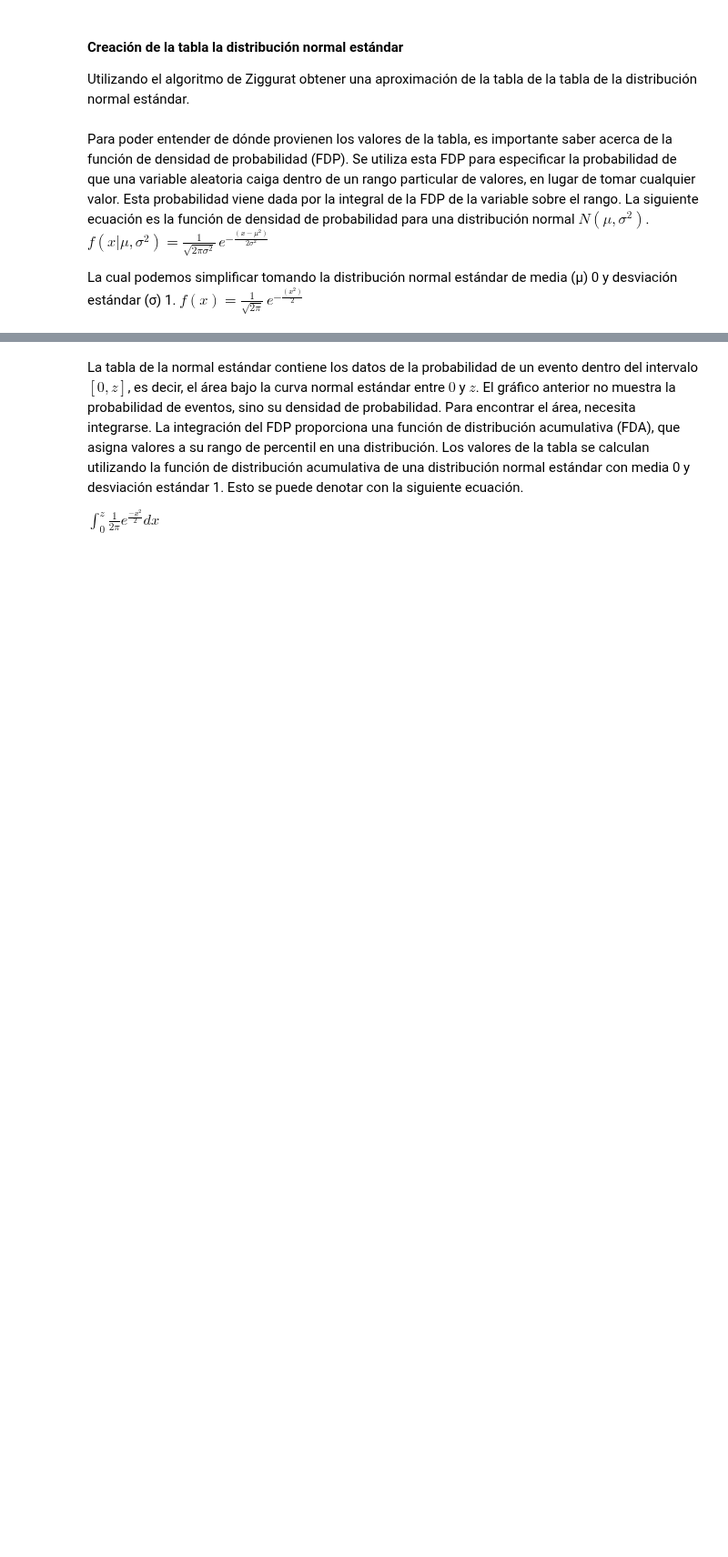
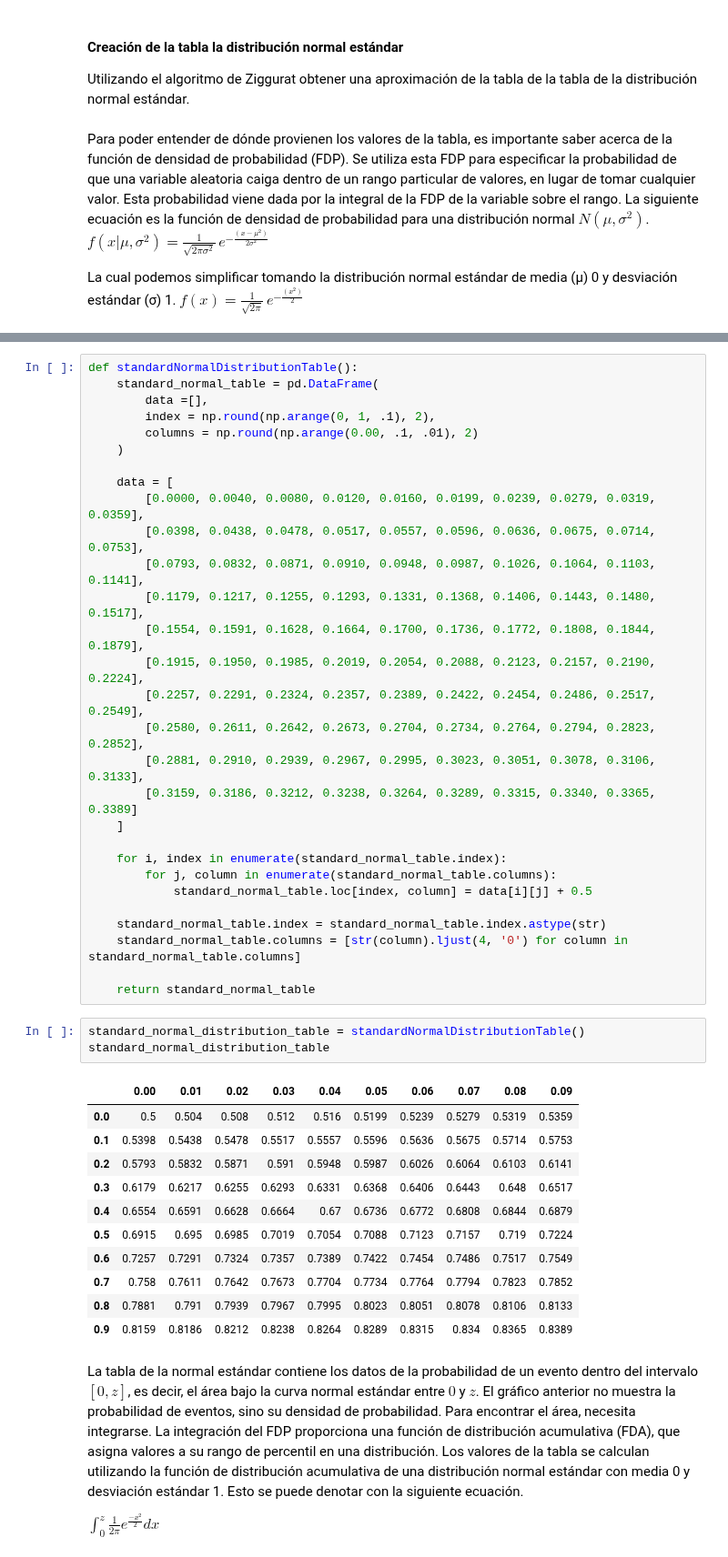
Before and after one commit to ZReKoJ/Ziggurat, a Jupyter notebook: presentacion.ipynb, the cells around one changed output, grey strips where cells are left out. Shown at 91% size. Cells and saved outputs as stored; diff of their text form; blank space fills up the shorter version.

```diff
--- a/presentacion.ipynb
+++ b/presentacion.ipynb
@@ -128,3 +168,47 @@ plt.show()
+# %%
+def standardNormalDistributionTable():
+    standard_normal_table = pd.DataFrame(
+        data =[],
+        index = np.round(np.arange(0, 1, .1), 2),
+        columns = np.round(np.arange(0.00, .1, .01), 2)
+    )
+
+    data = [
+        [0.0000, 0.0040, 0.0080, 0.0120, 0.0160, 0.0199, 0.0239, 0.0279, 0.0319, 0.0359],
+        [0.0398, 0.0438, 0.0478, 0.0517, 0.0557, 0.0596, 0.0636, 0.0675, 0.0714, 0.0753],
+        [0.0793, 0.0832, 0.0871, 0.0910, 0.0948, 0.0987, 0.1026, 0.1064, 0.1103, 0.1141],
+        [0.1179, 0.1217, 0.1255, 0.1293, 0.1331, 0.1368, 0.1406, 0.1443, 0.1480, 0.1517],
+        [0.1554, 0.1591, 0.1628, 0.1664, 0.1700, 0.1736, 0.1772, 0.1808, 0.1844, 0.1879],
+        [0.1915, 0.1950, 0.1985, 0.2019, 0.2054, 0.2088, 0.2123, 0.2157, 0.2190, 0.2224],
+        [0.2257, 0.2291, 0.2324, 0.2357, 0.2389, 0.2422, 0.2454, 0.2486, 0.2517, 0.2549],
+        [0.2580, 0.2611, 0.2642, 0.2673, 0.2704, 0.2734, 0.2764, 0.2794, 0.2823, 0.2852],
+        [0.2881, 0.2910, 0.2939, 0.2967, 0.2995, 0.3023, 0.3051, 0.3078, 0.3106, 0.3133],
+        [0.3159, 0.3186, 0.3212, 0.3238, 0.3264, 0.3289, 0.3315, 0.3340, 0.3365, 0.3389]
+    ]
+
+    for i, index in enumerate(standard_normal_table.index):
+        for j, column in enumerate(standard_normal_table.columns):
+            standard_normal_table.loc[index, column] = data[i][j] + 0.5
+
+    standard_normal_table.index = standard_normal_table.index.astype(str)
+    standard_normal_table.columns = [str(column).ljust(4, '0') for column in standard_normal_table.columns]
+
+    return standard_normal_table
+# %%
+standard_normal_distribution_table = standardNormalDistributionTable()
+standard_normal_distribution_table
+# %% [output]
+|  | 0.00 | 0.01 | 0.02 | 0.03 | 0.04 | 0.05 | 0.06 | 0.07 | 0.08 | 0.09 |
+| 0.0 | 0.5 | 0.504 | 0.508 | 0.512 | 0.516 | 0.5199 | 0.5239 | 0.5279 | 0.5319 | 0.5359 |
+| 0.1 | 0.5398 | 0.5438 | 0.5478 | 0.5517 | 0.5557 | 0.5596 | 0.5636 | 0.5675 | 0.5714 | 0.5753 |
+| 0.2 | 0.5793 | 0.5832 | 0.5871 | 0.591 | 0.5948 | 0.5987 | 0.6026 | 0.6064 | 0.6103 | 0.6141 |
+| 0.3 | 0.6179 | 0.6217 | 0.6255 | 0.6293 | 0.6331 | 0.6368 | 0.6406 | 0.6443 | 0.648 | 0.6517 |
+| 0.4 | 0.6554 | 0.6591 | 0.6628 | 0.6664 | 0.67 | 0.6736 | 0.6772 | 0.6808 | 0.6844 | 0.6879 |
+| 0.5 | 0.6915 | 0.695 | 0.6985 | 0.7019 | 0.7054 | 0.7088 | 0.7123 | 0.7157 | 0.719 | 0.7224 |
+| 0.6 | 0.7257 | 0.7291 | 0.7324 | 0.7357 | 0.7389 | 0.7422 | 0.7454 | 0.7486 | 0.7517 | 0.7549 |
+| 0.7 | 0.758 | 0.7611 | 0.7642 | 0.7673 | 0.7704 | 0.7734 | 0.7764 | 0.7794 | 0.7823 | 0.7852 |
+| 0.8 | 0.7881 | 0.791 | 0.7939 | 0.7967 | 0.7995 | 0.8023 | 0.8051 | 0.8078 | 0.8106 | 0.8133 |
+| 0.9 | 0.8159 | 0.8186 | 0.8212 | 0.8238 | 0.8264 | 0.8289 | 0.8315 | 0.834 | 0.8365 | 0.8389 |
 # %% [markdown]
 La tabla de la normal estándar contiene los datos de la probabilidad de un evento dentro del intervalo $[0, z]$, es decir, el área bajo la curva normal estándar entre $0$ y $z$. El gráfico anterior no muestra la probabilidad de eventos, sino su densidad de probabilidad. Para encontrar el área, necesita integrarse. La integración del FDP proporciona una función de distribución acumulativa (FDA), que asigna valores a su rango de percentil en una distribución. Los valores de la tabla se calculan utilizando la función de distribución acumulativa de una distribución normal estándar con media 0 y desviación estándar 1. Esto se puede denotar con la siguiente ecuación.
 
```
Also changed, not shown: parts of 16 cells of this notebook, 1 other file.
